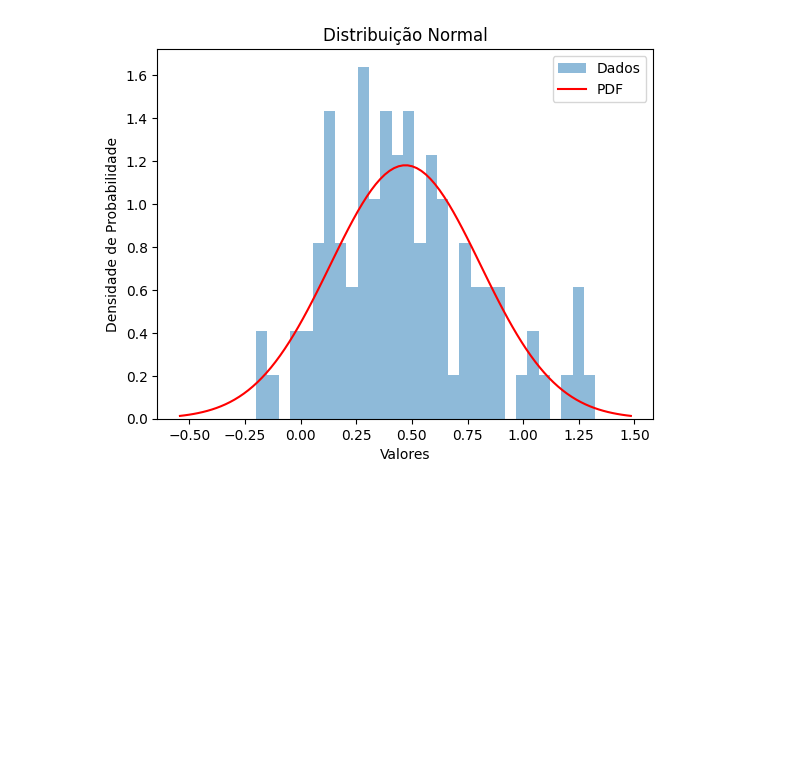
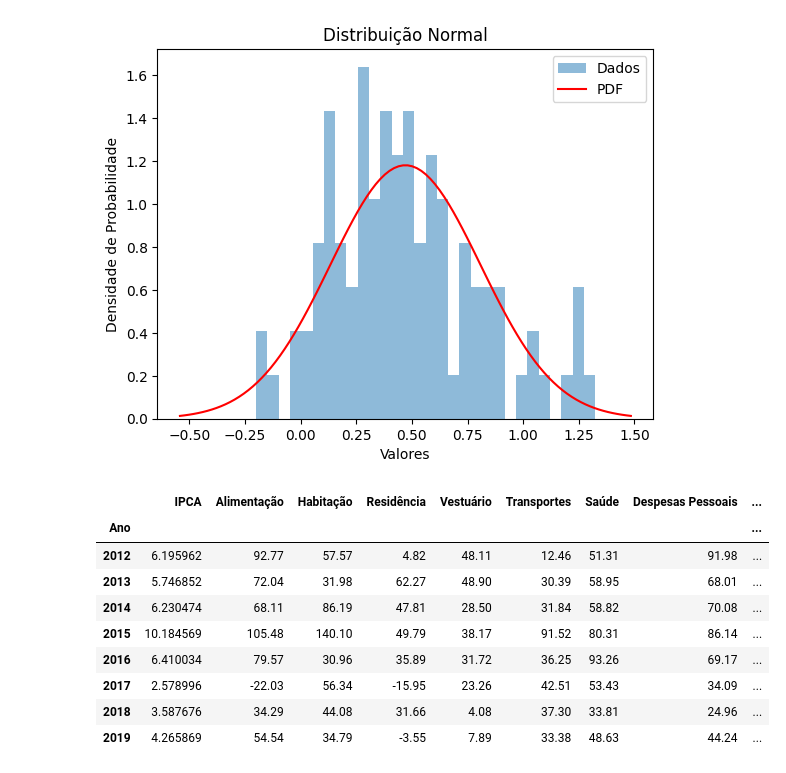
Before and after one commit to masterkey-07/proj-prob-ibge, a Jupyter notebook: notebook.ipynb, the cells around one changed output. Cells and saved outputs as stored; diff of their text form; code cells hidden in the pictures; blank space fills up the shorter version.

```diff
--- a/notebook.ipynb
+++ b/notebook.ipynb
@@ -111,4 +111,17 @@ plt.legend()
 plt.show()
 # %% [output]
 [figure]
+# %%
+agrupado_ano.sum()[['IPCA', *columns[:9]]]
+# %% [output]
+|  | IPCA | Alimentação | Habitação | Residência | Vestuário | Transportes | Saúde | Despesas Pessoais | ... |
+| Ano |  |  |  |  |  |  |  |  | ... |
+| 2012 | 6.195962 | 92.77 | 57.57 | 4.82 | 48.11 | 12.46 | 51.31 | 91.98 | ... |
+| 2013 | 5.746852 | 72.04 | 31.98 | 62.27 | 48.90 | 30.39 | 58.95 | 68.01 | ... |
+| 2014 | 6.230474 | 68.11 | 86.19 | 47.81 | 28.50 | 31.84 | 58.82 | 70.08 | ... |
+| 2015 | 10.184569 | 105.48 | 140.10 | 49.79 | 38.17 | 91.52 | 80.31 | 86.14 | ... |
+| 2016 | 6.410034 | 79.57 | 30.96 | 35.89 | 31.72 | 36.25 | 93.26 | 69.17 | ... |
+| 2017 | 2.578996 | -22.03 | 56.34 | -15.95 | 23.26 | 42.51 | 53.43 | 34.09 | ... |
+| 2018 | 3.587676 | 34.29 | 44.08 | 31.66 | 4.08 | 37.30 | 33.81 | 24.96 | ... |
+| 2019 | 4.265869 | 54.54 | 34.79 | -3.55 | 7.89 | 33.38 | 48.63 | 44.24 | ... |
 # %%
```
Also changed, not shown: parts of 1 cell of this notebook, 1 other file.
